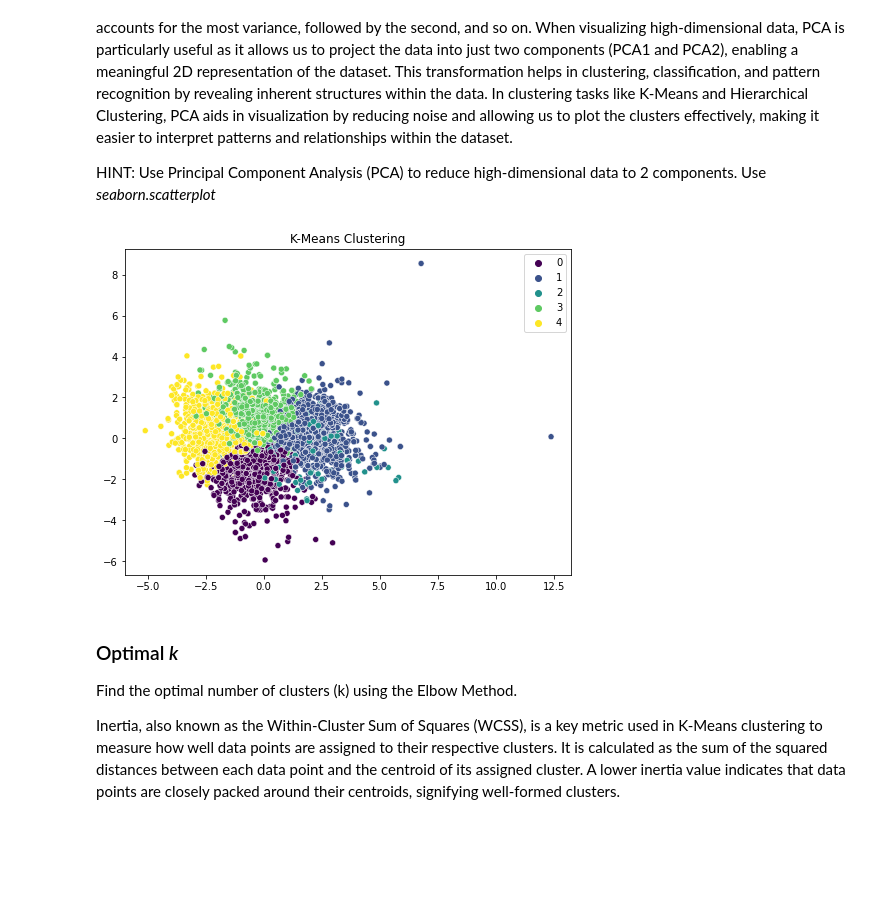
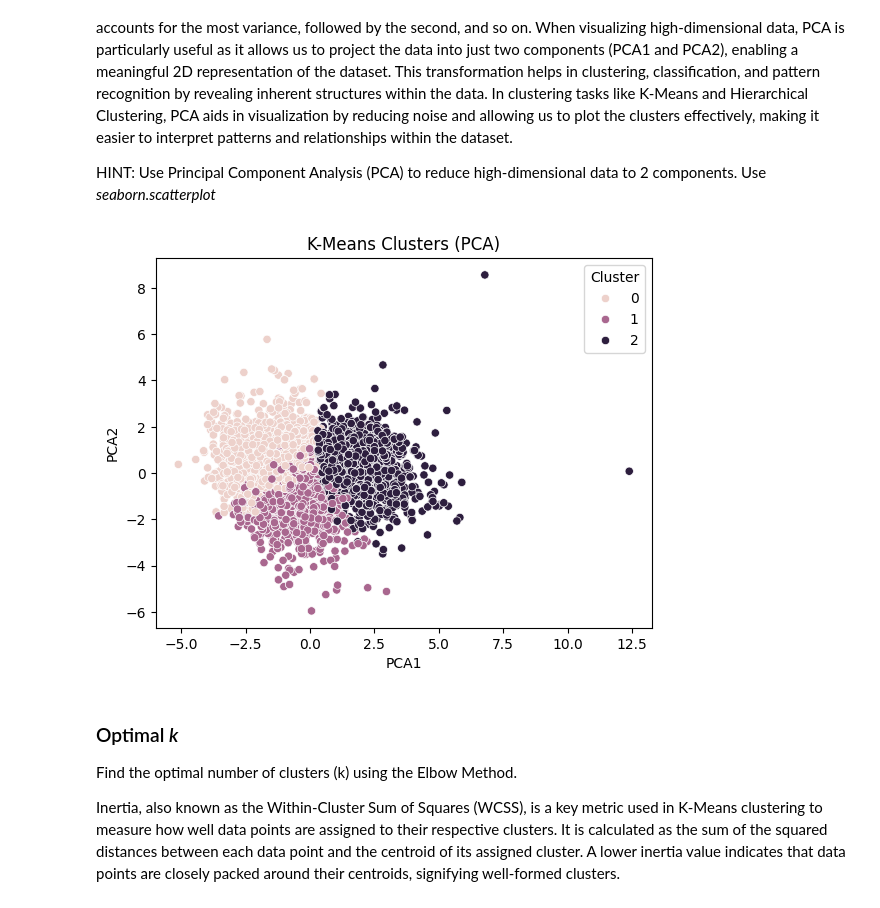
Before and after one commit to veddra1705-hue/Workshop_3, a Jupyter notebook: Workshop_3_7CS108 (2).ipynb, the cells around one changed output. Drawn from its saved outputs; the diff is of its cells as text; code cells hidden in the pictures; blank space fills up the shorter version.

```diff
--- a/Workshop_3_7CS108 (2).ipynb
+++ b/Workshop_3_7CS108 (2).ipynb
@@ -28,7 +28,17 @@ HINT: Scale numerical values using *StandardScaler*
 Explain what is changed.
 # %%
 # Data pre-processing: Write code
+# Initialize the scaler
+scaler = StandardScaler()
 
+# Fit and transform the data
+data_scaled = scaler.fit_transform(df)
+
+# Convert scaled data back to DataFrame for readability
+df_scaled = pd.DataFrame(data_scaled, columns=df.columns)
+
+# Print first 5 rows
+df_scaled.head()
 
 
 # Print first 5 rows of the NumPy array
@@ -47,3 +57,23 @@ df_scaled.head()
 Note: Apply two approaches on both winequality-white.csv and winequality-red.csv
 # %%
 # Apply K-Means Clustering: Write code
+# --- K-Means Clustering ---
+
+# Step 1: Choose number of clusters
+k = 3   # you can change this after checking elbow/silhouette
+
+# Step 2: Initialize model
+kmeans = KMeans(n_clusters=k, random_state=42)
+
+# Step 3: Fit model on scaled data
+kmeans.fit(data_scaled)
+
+# Step 4: Get cluster labels
+kmeans_labels = kmeans.labels_
+
+# Step 5: Attach labels to dataframe (for analysis)
+df_kmeans = df.copy()
+df_kmeans['Cluster'] = kmeans_labels
+
+# Quick check
+df_kmeans.head()
@@ -57,8 +115,23 @@ Principal Component Analysis (PCA) is a powerful dimensionality reduction techni
 HINT: Use Principal Component Analysis (PCA) to reduce high-dimensional data to 2 components. Use *seaborn.scatterplot*
 # %%
 # Visualizing Clusters using PCA: Write code
+# reduce data to 2D
+pca = PCA(n_components=2)
+pca_data = pca.fit_transform(data_scaled)
+
+# make a small dataframe for plotting
+df_pca = pd.DataFrame(pca_data, columns=["PCA1", "PCA2"])
+
+# add cluster labels
+df_pca["Cluster"] = kmeans_labels
+
+# plot
+sns.scatterplot(x="PCA1", y="PCA2", hue="Cluster", data=df_pca)
+
+plt.title("K-Means Clusters (PCA)")
+plt.show()
 # %% [output]
-[figure, old version]
+[figure, new version]
 # %% [markdown]
 ### Optimal _k_
 Find the optimal number of clusters (k) using the Elbow Method.
```
Also changed, not shown: parts of 2 cells of this notebook.
